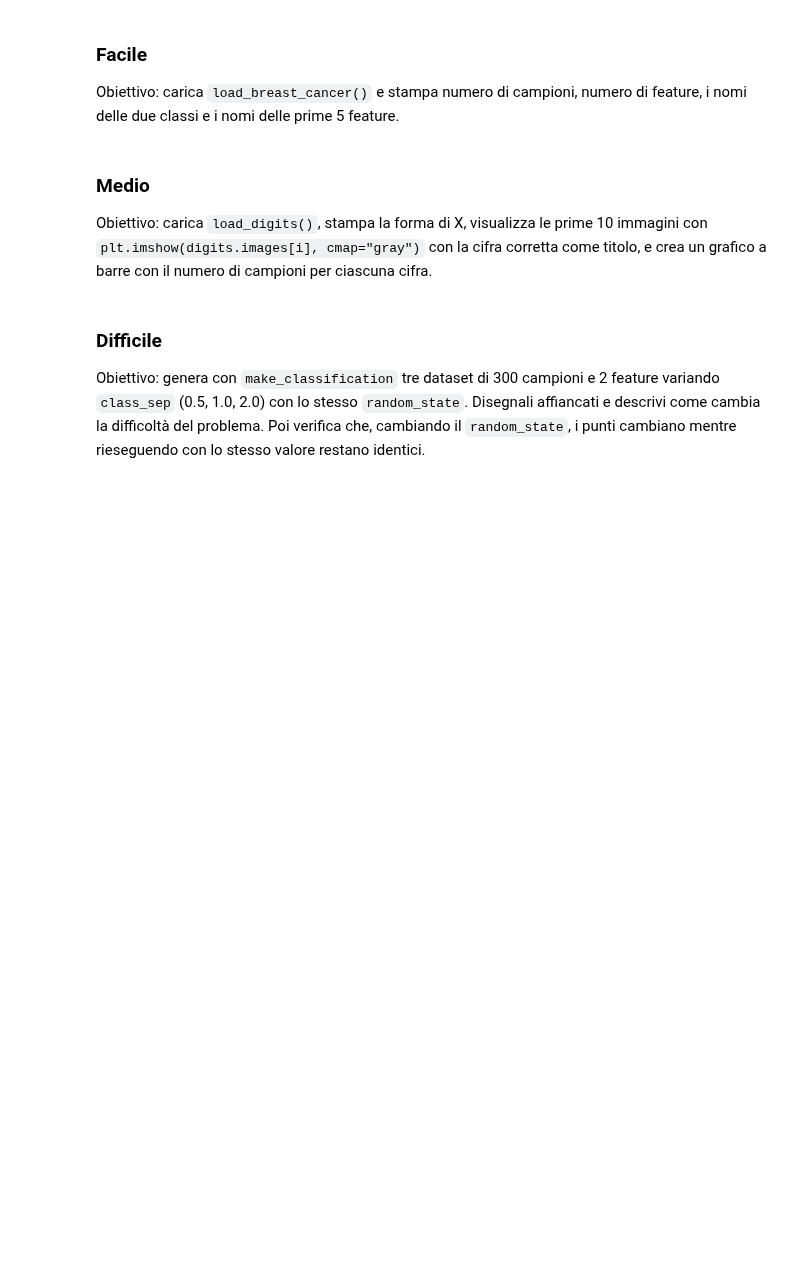
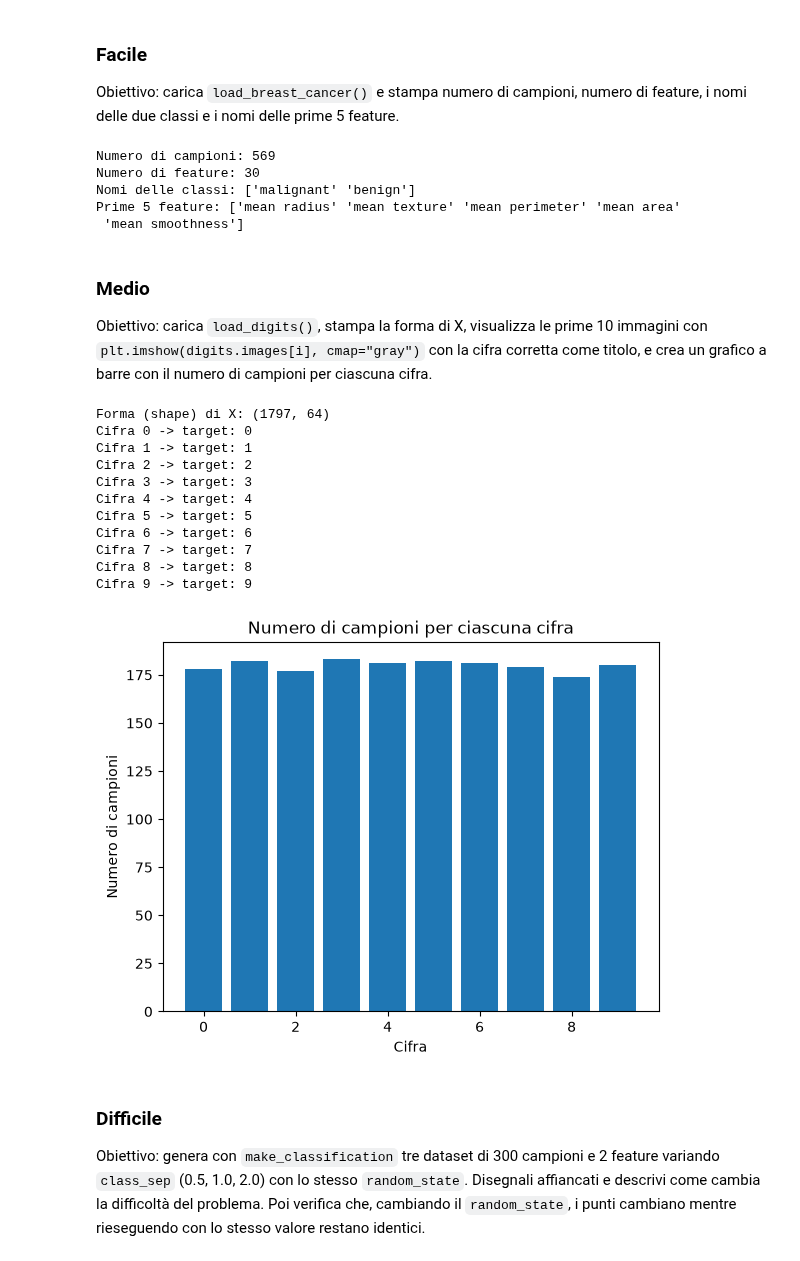
Before and after one commit to davidefioretti94-netizen/deposito_fioretti, a Jupyter notebook: lunedì_26/giorno-1-fondamenti-ml.ipynb, the cells around one changed output. Saved outputs shown, nothing was run; the diff lists cells and outputs as text; code cells hidden in the pictures; blank space fills up the shorter version.

```diff
--- a/lunedì_26/giorno-1-fondamenti-ml.ipynb
+++ b/lunedì_26/giorno-1-fondamenti-ml.ipynb
@@ -486,3 +570,40 @@ Obiettivo: carica `load_breast_cancer()` e stampa numero di campioni, numero di
+# %%
+# Scrivi qui la tua soluzione
+# Importo la funzione load_breast_cancer dal modulo datasets di scikit-learn
+from sklearn.datasets import load_breast_cancer
+
+# Carica il dataset e lo salvo nella variabile cancer
+cancer = load_breast_cancer()
+
+# Conto quante righe (campioni di pazienti/dati) sono presenti nella matrice dei dati
+n_campioni = len(cancer.data)
+
+# Conto quanti elementi ci sono nell'elenco dei nomi delle caratteristiche (variabili/colonne)
+n_feature = len(cancer.feature_names)
+
+# Estraggo l'array contenente i nomi delle categorie di classificazione (es. 'malignant' e 'benign')
+nomi_classi = cancer.target_names
+
+# Prende soltanto i primi 5 elementi (dall'indice 0 all'indice 4) della lista delle feature
+prime_5_feature = cancer.feature_names[:5]
+
+# Stampa a schermo il numero totale di campioni presenti nel dataset
+print("Numero di campioni:", n_campioni)
+
+# Stampa a schermo il numero totale di feature
+print("Numero di feature:", n_feature)
+
+# Stampa a schermo i nomi delle due classi da individuare
+print("Nomi delle classi:", nomi_classi)
+
+# Stampa a schermo soltanto i nomi delle prime 5 feature estratte
+print("Prime 5 feature:", prime_5_feature)
+# %% [output]
+Numero di campioni: 569
+Numero di feature: 30
+Nomi delle classi: ['malignant' 'benign']
+Prime 5 feature: ['mean radius' 'mean texture' 'mean perimeter' 'mean area'
+ 'mean smoothness']
 # %% [markdown]
 ### Medio
 Obiettivo: carica `load_digits()`, stampa la forma di X, visualizza le prime 10 immagini con `plt.imshow(digits.images[i], cmap="gray")` con la cifra corretta come titolo, e crea un grafico a barre con il numero di campioni per ciascuna cifra.
@@ -491,3 +610,35 @@ Obiettivo: carica `load_digits()`, stampa la forma di X, visualizza le prime 10
+# %%
+# Scrivi qui la tua soluzione
+import matplotlib.pyplot as plt  # Importo la libreria per disegnare i grafici
+from sklearn.datasets import load_digits  # Importo la funzione per caricare il dataset
+
+digits = load_digits()  # Carico il dataset completo dentro la variabile digits
+X, y = digits.data, digits.target  # Estraggo la matrice delle feature X e il vettore target y
+
+print("Forma (shape) di X:", X.shape)  # Stampo le dimensioni di X (numero di righe e colonne)
+
+for i in range(10): print(f"Cifra {i} -> target: {y[i]}")  # Stampo le etichette delle prime 10 cifre
+
+conteggi = [list(y).count(c) for c in range(10)]  # Conto quante volte compare ciascuna cifra da 0 a 9
+
+plt.bar(range(10), conteggi)  # Creo il grafico a barre con le cifre in X e i conteggi in Y
+plt.xlabel("Cifra")  # Imposto l'etichetta dell'asse X
+plt.ylabel("Numero di campioni")  # Imposto l'etichetta dell'asse Y
+plt.title("Numero di campioni per ciascuna cifra")  # Imposto il titolo del grafico
+plt.show()  # Visualizzo il grafico a schermo
+# %% [output]
+Forma (shape) di X: (1797, 64)
+Cifra 0 -> target: 0
+Cifra 1 -> target: 1
+Cifra 2 -> target: 2
+Cifra 3 -> target: 3
+Cifra 4 -> target: 4
+Cifra 5 -> target: 5
+Cifra 6 -> target: 6
+Cifra 7 -> target: 7
+Cifra 8 -> target: 8
+Cifra 9 -> target: 9
+[figure, added]
 # %% [markdown]
 ### Difficile
 Obiettivo: genera con `make_classification` tre dataset di 300 campioni e 2 feature variando `class_sep` (0.5, 1.0, 2.0) con lo stesso `random_state`. Disegnali affiancati e descrivi come cambia la difficoltà del problema. Poi verifica che, cambiando il `random_state`, i punti cambiano mentre rieseguendo con lo stesso valore restano identici.
```
Also changed, not shown: parts of 33 cells of this notebook.
